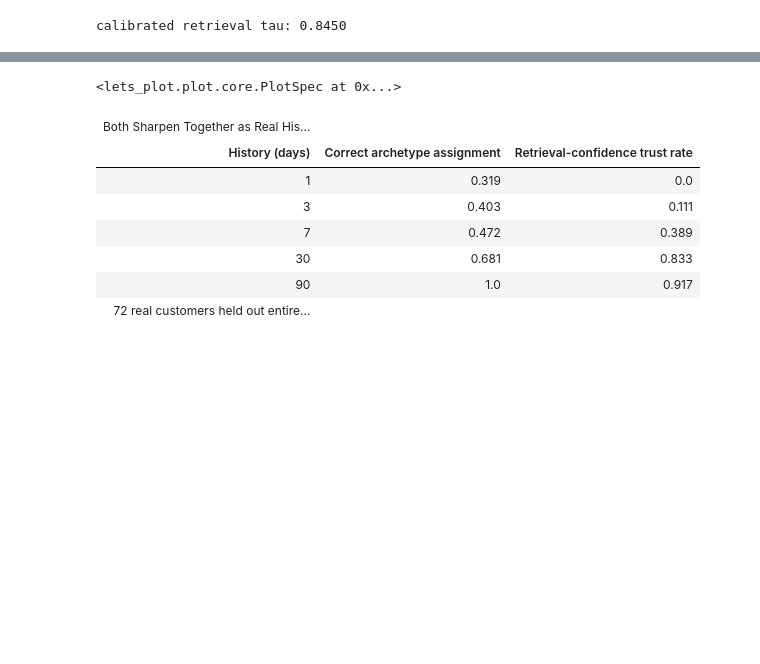
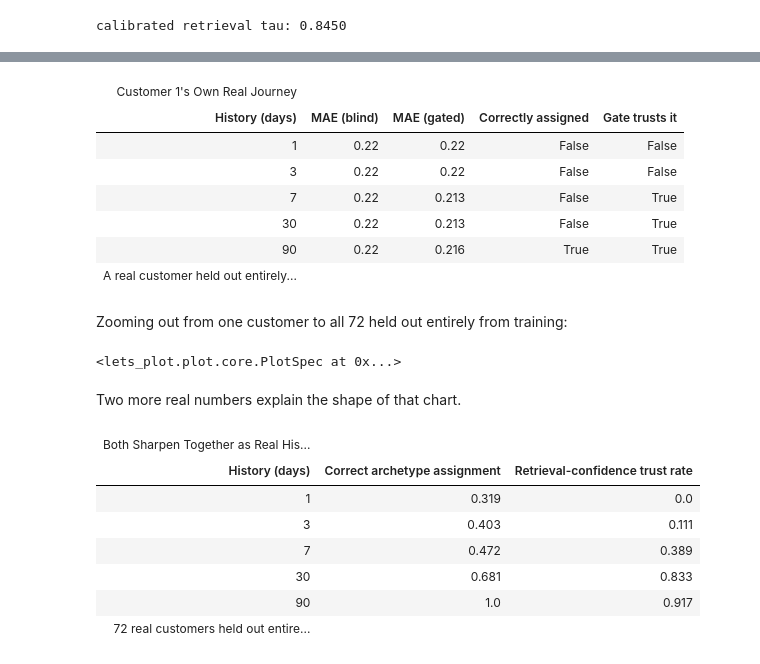
Before and after one commit to sambaiga/ml-energy-disaggregation, a Jupyter notebook: book/05-forecasting/02-scaling-archetypes-code.ipynb, the cells around one changed output, grey strips where cells are left out. Cells and saved outputs as stored; diff of their text form; code cells hidden in the pictures; blank space fills up the shorter version.

```diff
--- a/book/05-forecasting/02-scaling-archetypes-code.ipynb
+++ b/book/05-forecasting/02-scaling-archetypes-code.ipynb
@@ -447,6 +523,7 @@ for cid in new_ids:
             row = get_pointwise_metrics(y_te.reshape(-1), preds, metric_names=["mae", "rmse", "corr"])
             row["Model"] = name
             row["history_days"] = hd
+            row["customer_id"] = cid
             row["correctly_assigned"] = assigned == true_archetype
             row["trusted"] = trusted
             gated_rows.append(row)
@@ -458,3 +539,49 @@ calibrated retrieval tau: 0.8450
+# %%
+example_assignments = (
+    gated_df[gated_df["Model"] == "global_blind"]
+    .loc[:, ["customer_id", "history_days", "correctly_assigned", "trusted"]]
+    .pivot(index="customer_id", columns="history_days", values="correctly_assigned")
+)
+# a customer wrongly assigned on day 1 but correctly assigned by day 90: the real
+# "sharpens as history accumulates" story, not a cherry-picked clean example
+candidates = example_assignments[(~example_assignments[1]) & (example_assignments[90])]
+example_id = int(candidates.index[0])
+
+example_rows = gated_df[
+    (gated_df["customer_id"] == example_id) & (gated_df["Model"].isin(["global_blind", "soft_mixture_gated"]))
+].copy()
+example_wide = example_rows.pivot(index="history_days", columns="Model", values="mae").reset_index()
+example_meta = (
+    gated_df[(gated_df["customer_id"] == example_id) & (gated_df["Model"] == "global_blind")]
+    .loc[:, ["history_days", "correctly_assigned", "trusted"]]
+    .reset_index(drop=True)
+)
+example_table = example_wide.merge(example_meta, on="history_days").rename(
+    columns={
+        "history_days": "History (days)",
+        "global_blind": "MAE (blind)",
+        "soft_mixture_gated": "MAE (gated)",
+        "correctly_assigned": "Correctly assigned",
+        "trusted": "Gate trusts it",
+    }
+)
+themed_gt(
+    GT(example_table.round(3))
+    .tab_header(title=md(f"**Customer {example_id}'s Own Real Journey**"))
+    .tab_source_note("A real customer held out entirely from training, not a synthetic illustration"),
+    n_rows=len(example_table),
+)
+# %% [output]
+| Customer 1's Own Real Journey |  |  |  |  |
+| History (days) | MAE (blind) | MAE (gated) | Correctly assigned | Gate trusts it |
+| 1 | 0.22 | 0.22 | False | False |
+| 3 | 0.22 | 0.22 | False | False |
+| 7 | 0.22 | 0.213 | False | True |
+| 30 | 0.22 | 0.213 | False | True |
+| 90 | 0.22 | 0.216 | True | True |
+| A real customer held out entirely... |  |  |  |  |
+# %% [markdown]
+Zooming out from one customer to all 72 held out entirely from training:
 # %%
 gated_colors = {k: v for k, v in MODEL_COLORS.items() if k in gated_summary["Model"].unique()}
 (
@@ -473,6 +600,8 @@ gated_colors = {k: v for k, v in MODEL_COLORS.items() if k in gated_summary["Mod
 )
 # %% [output]
 <lets_plot.plot.core.PlotSpec at 0x...>
+# %% [markdown]
+Two more real numbers explain the shape of that chart.
 # %%
 assign_acc = (
     gated_df[gated_df["Model"] == "soft_mixture"]
```
Also changed, not shown: parts of 7 cells of this notebook, 1 other file.
